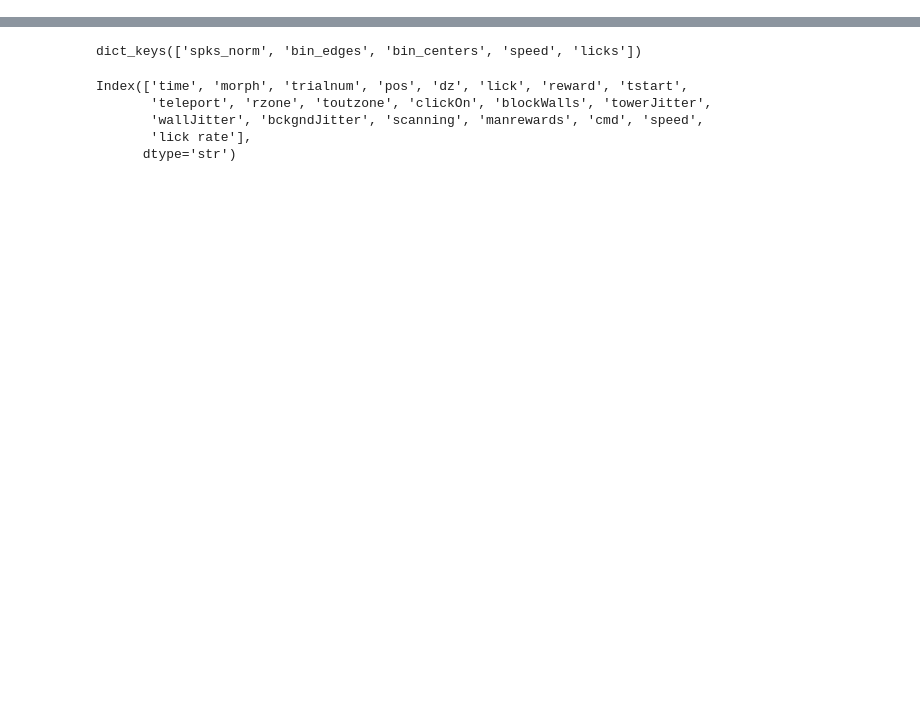
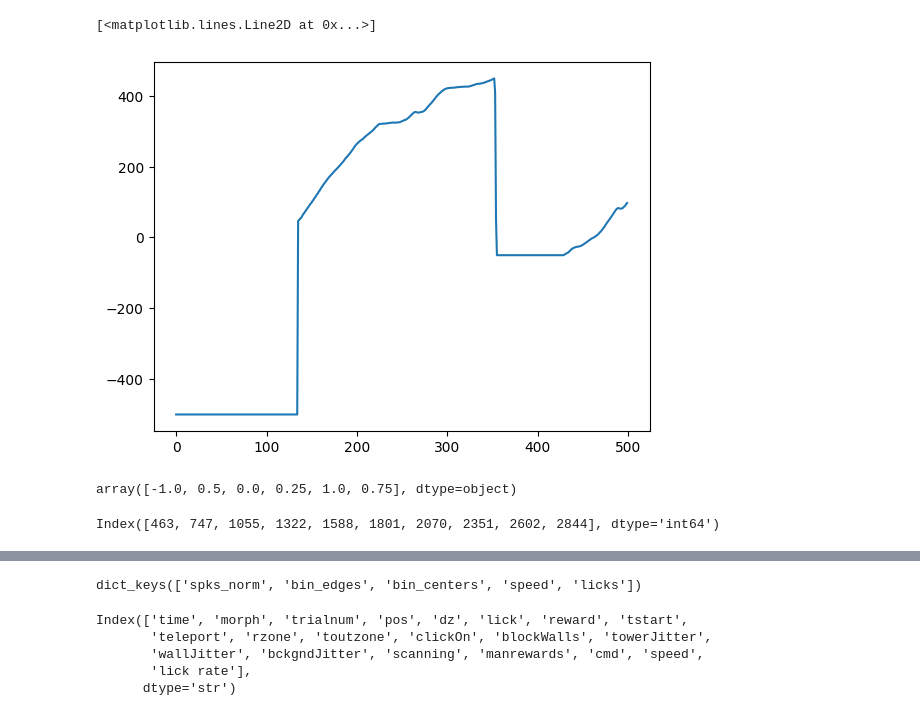
Before and after one commit to GiocomoLab/PlittGiocomo_2021, a Jupyter notebook: scratch/make_sess_pkls.ipynb, the cells around one changed output, grey strips where cells are left out. Cells and saved outputs as stored; diff of their text form; code cells hidden in the pictures; blank space fills up the shorter version.

Commit message:
start making sess pkls

```diff
--- a/scratch/make_sess_pkls.ipynb
+++ b/scratch/make_sess_pkls.ipynb
@@ -89,0 +116,10 @@ See the documentation for a more detailed explanation: https://pandas.pydata.org
+# %%
+mouse = '4343703.1'
+sess_deets = m.mouse_metadata.rare_sessions[mouse]['training_sessions'][-1]
+outfile = f"/home/mplitt/morph_sess_pkls/{mouse}/{sess_deets['date_str']}/TwoTower_foraging_{sess_deets['session']}.pkl"
+
+f = make_f_dict(mouse, sess_deets['date_str'], sess_deets['session'], sess_deets['scan'])
+
+sess = m.sess.CA1MorphSession(**f)
+sess.load_scan_info()
+sess.align_VR_to_2P()
@@ -89,0 +167,14 @@ See the documentation for a more detailed explanation: https://pandas.pydata.org
+# %%
+from matplotlib import pyplot as plt
+plt.plot(sess.vr_data['pos'].iloc[:500])
+# %% [output]
+[<matplotlib.lines.Line2D at 0x...>]
+[figure, added]
+# %%
+sess.vr_data['morph'].unique()
+# %% [output]
+array([-1.0, 0.5, 0.0, 0.25, 1.0, 0.75], dtype=object)
+# %%
+sess.trial_start_inds[:10]
+# %% [output]
+Index([463, 747, 1055, 1322, 1588, 1801, 2070, 2351, 2602, 2844], dtype='int64')
```
Also changed, not shown: parts of 7 cells of this notebook, 7 other files.
